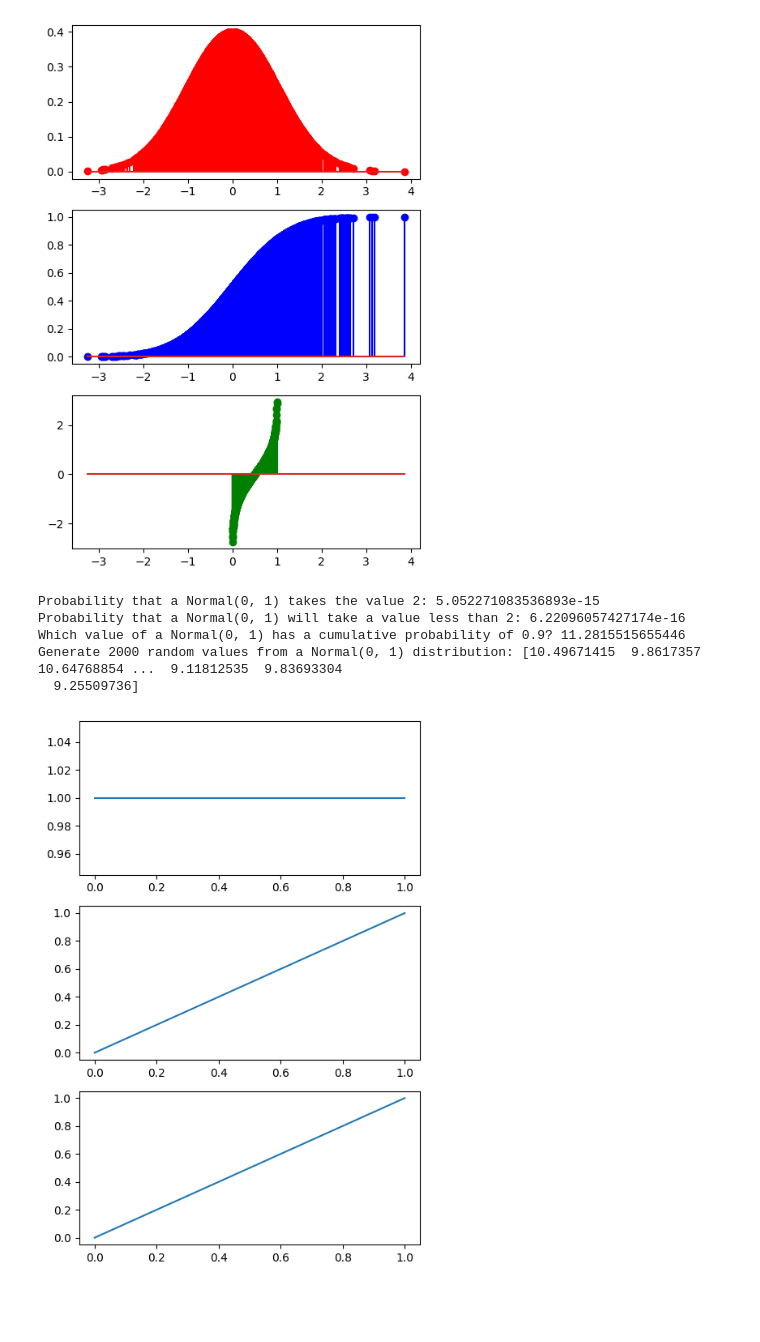
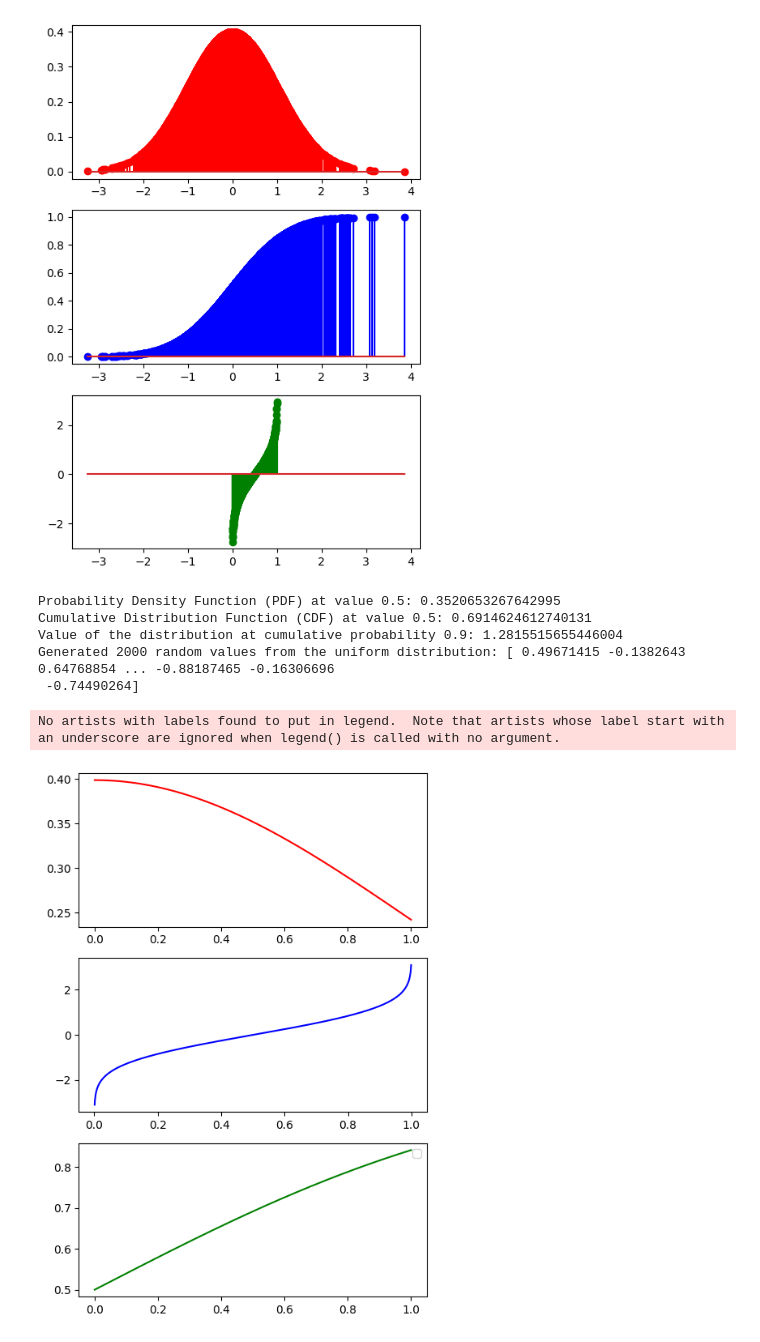
Before and after one commit to susanaf2000/probability-distribution-exercises-project-with-python, a Jupyter notebook: notebook/problems.ipynb, the cells around one changed output. Drawn from its saved outputs; the diff is of its cells as text; code cells hidden in the pictures; blank space fills up the shorter version.

```diff
--- a/notebook/problems.ipynb
+++ b/notebook/problems.ipynb
@@ -180,75 +180,89 @@ import matplotlib.pyplot as plt
 p = np.linspace(0,1)
 
 
-def duniform(x, median=0, sigma=1):
+def duniform(x, mean=0, sigma=1):
     """
     Calculates the point estimate of the normal distribution
     """
-    result = norm.pdf(x, loc=median, scale=sigma) #k being the given value when calling the function with parameters size (nb of trials) and prob (prob of success in each trial)
+    result = norm.pdf(x=x, loc=mean, scale=sigma) #k being the given value when calling the function with parameters size (nb of trials) and prob (prob of success in each trial)
 
     return result
 
-def puniform(x, median=0, sigma=1):
+def puniform(x, mean=0, sigma=1):
     """
     Calculates the cumulative of the normal distribution
     """
-    result = norm.cdf(x, loc=median, scale=sigma)
+    result = norm.cdf(x=x, loc=mean, scale=sigma)
 
     return result
 
-def quniform(p, median=0, sigma=1):
+def quniform(x, mean=0, sigma=1):
     """
     Calculates the quantile function from the normal distribution
     """
-    result = norm.ppf(q = p, loc=median, scale=sigma)
+    result = norm.ppf(q=x, loc=mean, scale=sigma)
 
     return result
 
-def runiform(n, median, sigma):
+def runiform(mean, sigma, n):
     """
     Generates random variables from the normal distribution
     """
-    result = norm.rvs(loc= median, scale=sigma, size=n)
+    result = norm.rvs(loc= mean, scale=sigma, size=n)
 
     return result
 # %%
+from scipy.stats import uniform
 import numpy as np
 
 np.random.seed(42)
 
-print(f"Probability that a Normal(0, 1) takes the value 2: {dnorm(2, median = 10, sigma = 1)}")
-print(f"Probability that a Normal(0, 1) will take a value less than 2: {pnorm(2, median = 10, sigma = 1)}")
-print(f"Which value of a Normal(0, 1) has a cumulative probability of 0.9? {qnorm(0.9, median = 10, sigma = 1)}")
-print(f"Generate 2000 random values from a Normal(0, 1) distribution: {rnorm(2000, median = 10, sigma = 1)}")
+# Parameters for the uniform distribution
+start = 0
+end = 1
+
+# Probability density function (PDF) at value 0.5
+print(f"Probability Density Function (PDF) at value 0.5: {duniform(0.5, mean=start, sigma=end-start)}")
+
+# Cumulative distribution function (CDF) at value 0.5
+print(f"Cumulative Distribution Function (CDF) at value 0.5: {puniform(0.5, mean=start, sigma=end-start)}")
+
+# Value of the uniform distribution at cumulative probability 0.9
+print(f"Value of the distribution at cumulative probability 0.9: {quniform(0.9, mean=start, sigma=end-start)}")
+
+# Generate 2000 random values from the uniform distribution
+print(f"Generated 2000 random values from the uniform distribution: {runiform(mean=start, sigma=end-start, n=2000)}")
 # %% [output]
-Probability that a Normal(0, 1) takes the value 2: 5.052271083536893e-15
-Probability that a Normal(0, 1) will take a value less than 2: 6.22096057427174e-16
-Which value of a Normal(0, 1) has a cumulative probability of 0.9? 11.2815515655446
-Generate 2000 random values from a Normal(0, 1) distribution: [10.49671415  9.8617357  10.64768854 ...  9.11812535  9.83693304
-  9.25509736]
+Probability Density Function (PDF) at value 0.5: 0.3520653267642995
+Cumulative Distribution Function (CDF) at value 0.5: 0.6914624612740131
+Value of the distribution at cumulative probability 0.9: 1.2815515655446004
+Generated 2000 random values from the uniform distribution: [ 0.49671415 -0.1382643   0.64768854 ... -0.88187465 -0.16306696
+ -0.74490264]
 # %%
 from scipy.stats import uniform
 import matplotlib.pyplot as plt
 import numpy as np
 
 np.random.seed(42)
 
+#Plotting the data
 data = np.linspace(0, 1, 1000)
 
+
 # PDF, CDF, and PPF for a uniform distribution between 0 and 1
-pdf = uniform.pdf(data)
-cdf = uniform.cdf(data)
-ppf = uniform.ppf(data)
+pdf = duniform(data)
+cdf = quniform(data)
+ppf = puniform(data)
 
-fig, axis = plt.subplots(3, 1, figsize=(5, 7))
+fig, axis = plt.subplots(3, 1, figsize = (5, 7))
 
-axis[0].plot(data, pdf)
+axis[0].plot(data, pdf, "r-") #stem is what creates the lollipop plot and gices utomatically the x-axis (-4,4) according with the data provided when we don't specify the x-axis
+axis[1].plot(data, cdf, "b-")
+axis[2].plot(data, ppf, "g-")
 
-axis[1].plot(data, cdf)
-
-axis[2].plot(data, ppf)
-
+plt.legend()
 plt.tight_layout()
 plt.show()
 # %% [output]
+No artists with labels found to put in legend.  Note that artists whose label start with an underscore are ignored when legend() is called with no argument.
-[figure, old version]
+[figure, new version]
```
